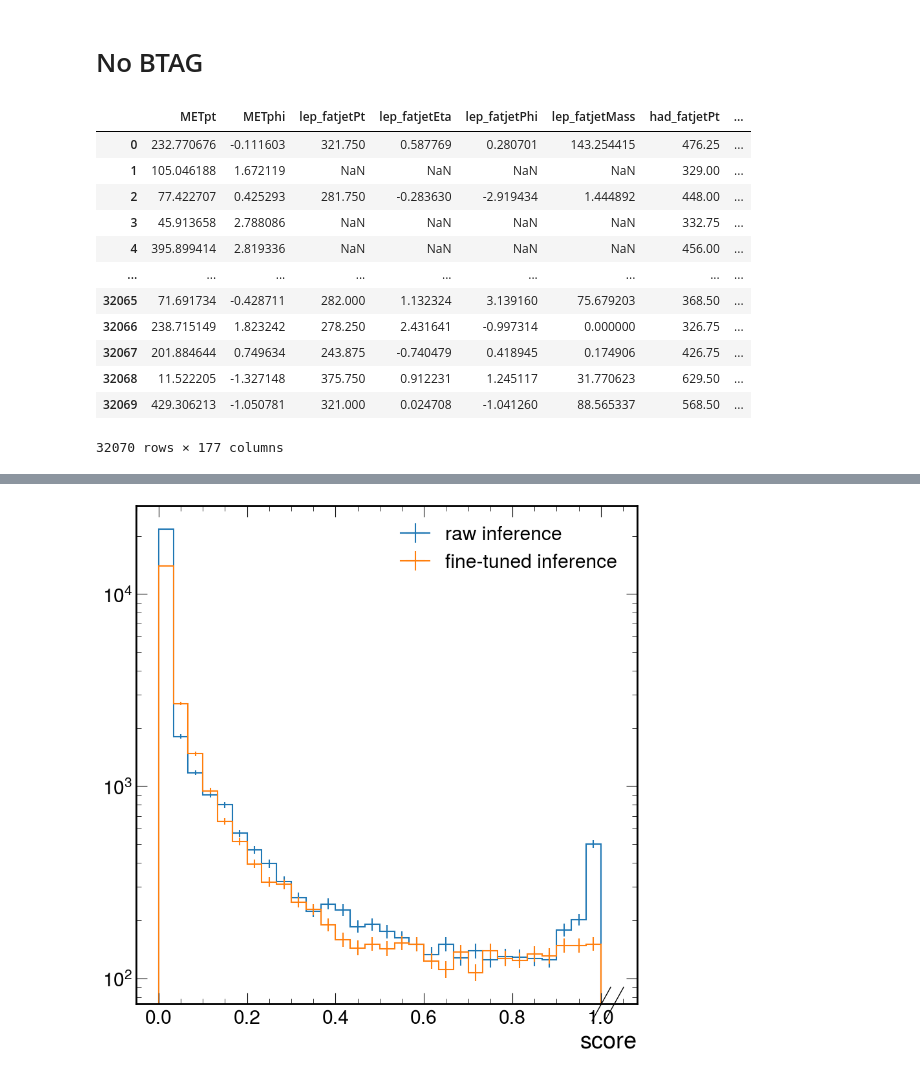
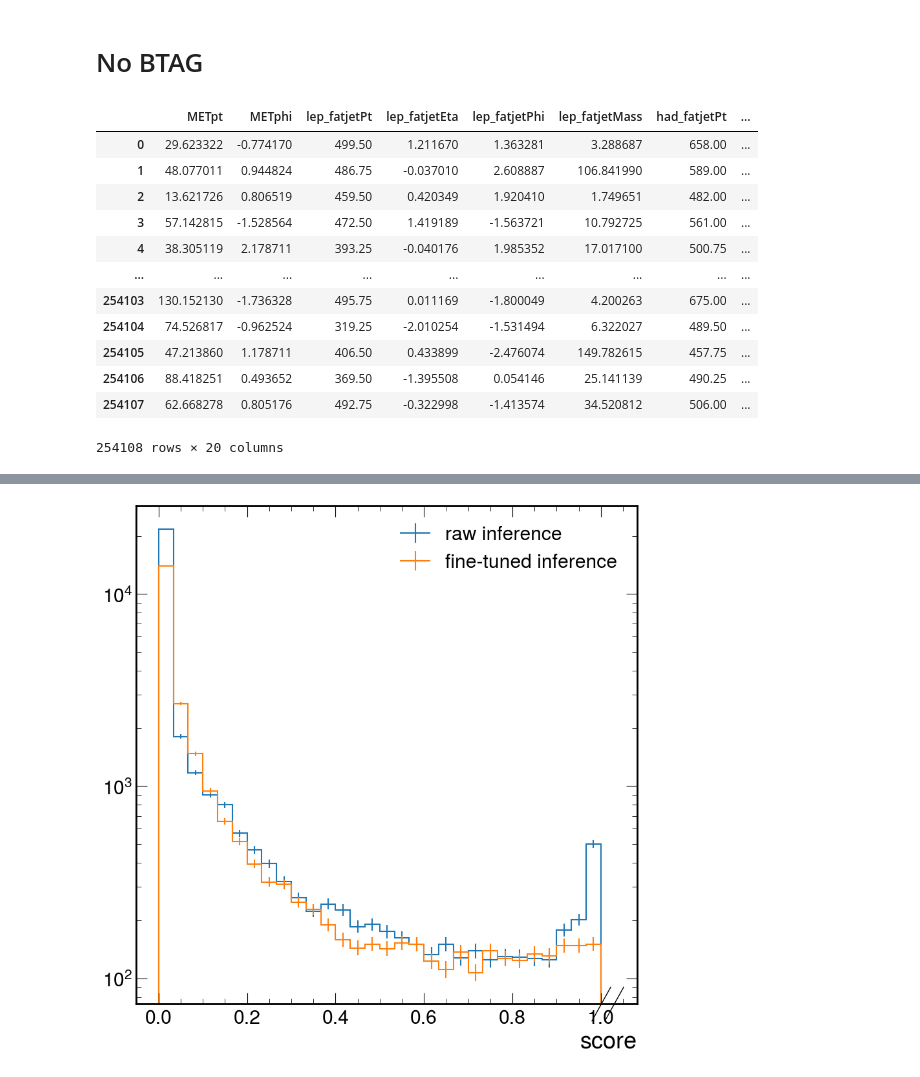
Before and after one commit to AnthonyAportela/boostedhiggs, a Jupyter notebook: binder/parquet.ipynb, the cells around one changed output, grey strips where cells are left out. Saved outputs shown, nothing was run; the diff lists cells and outputs as text; code cells hidden in the pictures.

```diff
--- a/binder/parquet.ipynb
+++ b/binder/parquet.ipynb
@@ -12,6 +12,6 @@ import mplhep as hep
 
 plt.style.use(hep.style.CMS)
 # %%
-file = pd.read_parquet(f'../outfiles/0-1_ele.parquet')
+file = pd.read_parquet(f'../outfiles/0-1_had.parquet')
 # file = pd.read_parquet(f'/eos/uscms/store/user/aaportel/boostedhiggs/dec_4_top_2016_2016/TTToSemiLeptonic/outfiles/0-10_ele.parquet')
 # %%
@@ -114,43 +126,44 @@ def deltaR(eta1, phi1, eta2, phi2):
 
 def plot_histogram(ax, df, column, min_val, max_val, bins=30, xlabel='', ylabel='Frequency', title=''):
     if column not in df.columns:
         raise ValueError(f"Column '{column}' not found in DataFrame")
 
     data_to_plot = df[column]
 
     if pd.api.types.is_bool_dtype(data_to_plot):
         data_to_plot = data_to_plot.astype(int)
 
     if not pd.api.types.is_numeric_dtype(data_to_plot):
         print(f"Skipping non-numeric column: {column}")
         return
 
     x_limits = (min_val, max_val)
 
     ax.hist(data_to_plot, bins=bins, range=x_limits, histtype='step', label=column)
 
     ax.set_xlabel(xlabel if xlabel else column)
     ax.set_ylabel(ylabel)
     ax.set_title(title)
     ax.legend()
 
 # parquet_files = glob.glob('/eos/uscms/store/user/aaportel/boostedhiggs/jan_25_inference_2016/TTToSemiLeptonic/outfiles/*.parquet')
-parquet_files = glob.glob('/eos/uscms/store/user/aaportel/boostedhiggs/feb_5_mc_sf_small_nocuts_2016/TTToHadronic/*.parquet')
+# parquet_files = glob.glob('/eos/uscms/store/user/aaportel/boostedhiggs/feb_5_mc_sf_small_2016/QCD_Pt_*/outfiles/*.parquet')
+parquet_files = glob.glob('/eos/uscms/store/user/aaportel/boostedhiggs/feb_8_data_sf_inference_2016/JetHT_Run2016F/outfiles/')
 dfs = [pd.read_parquet(file) for file in parquet_files]
 combined_df = pd.concat(dfs, ignore_index=True)
 
 combined_df
 # %% [output]
 |  | METpt | METphi | lep_fatjetPt | lep_fatjetEta | lep_fatjetPhi | lep_fatjetMass | had_fatjetPt | ... |
-| 0 | 232.770676 | -0.111603 | 321.750 | 0.587769 | 0.280701 | 143.254415 | 476.25 | ... |
-| 1 | 105.046188 | 1.672119 | NaN | NaN | NaN | NaN | 329.00 | ... |
-| 2 | 77.422707 | 0.425293 | 281.750 | -0.283630 | -2.919434 | 1.444892 | 448.00 | ... |
-| 3 | 45.913658 | 2.788086 | NaN | NaN | NaN | NaN | 332.75 | ... |
-| 4 | 395.899414 | 2.819336 | NaN | NaN | NaN | NaN | 456.00 | ... |
+| 0 | 29.623322 | -0.774170 | 499.50 | 1.211670 | 1.363281 | 3.288687 | 658.00 | ... |
+| 1 | 48.077011 | 0.944824 | 486.75 | -0.037010 | 2.608887 | 106.841990 | 589.00 | ... |
+| 2 | 13.621726 | 0.806519 | 459.50 | 0.420349 | 1.920410 | 1.749651 | 482.00 | ... |
+| 3 | 57.142815 | -1.528564 | 472.50 | 1.419189 | -1.563721 | 10.792725 | 561.00 | ... |
+| 4 | 38.305119 | 2.178711 | 393.25 | -0.040176 | 1.985352 | 17.017100 | 500.75 | ... |
 | ... | ... | ... | ... | ... | ... | ... | ... | ... |
-| 32065 | 71.691734 | -0.428711 | 282.000 | 1.132324 | 3.139160 | 75.679203 | 368.50 | ... |
-| 32066 | 238.715149 | 1.823242 | 278.250 | 2.431641 | -0.997314 | 0.000000 | 326.75 | ... |
-| 32067 | 201.884644 | 0.749634 | 243.875 | -0.740479 | 0.418945 | 0.174906 | 426.75 | ... |
-| 32068 | 11.522205 | -1.327148 | 375.750 | 0.912231 | 1.245117 | 31.770623 | 629.50 | ... |
-| 32069 | 429.306213 | -1.050781 | 321.000 | 0.024708 | -1.041260 | 88.565337 | 568.50 | ... |
+| 254103 | 130.152130 | -1.736328 | 495.75 | 0.011169 | -1.800049 | 4.200263 | 675.00 | ... |
+| 254104 | 74.526817 | -0.962524 | 319.25 | -2.010254 | -1.531494 | 6.322027 | 489.50 | ... |
+| 254105 | 47.213860 | 1.178711 | 406.50 | 0.433899 | -2.476074 | 149.782615 | 457.75 | ... |
+| 254106 | 88.418251 | 0.493652 | 369.50 | -1.395508 | 0.054146 | 25.141139 | 490.25 | ... |
+| 254107 | 62.668278 | 0.805176 | 492.75 | -0.322998 | -1.413574 | 34.520812 | 506.00 | ... |
-32070 rows × 177 columns
+254108 rows × 20 columns
```
Also changed, not shown: parts of 3 cells of this notebook, 7 other files.
